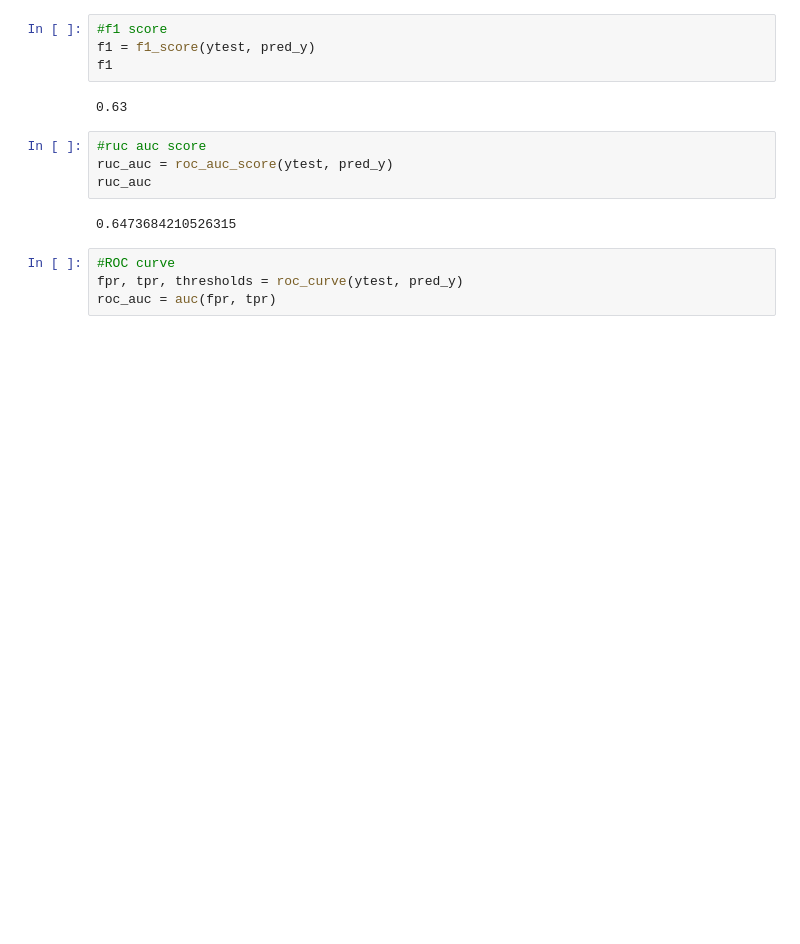
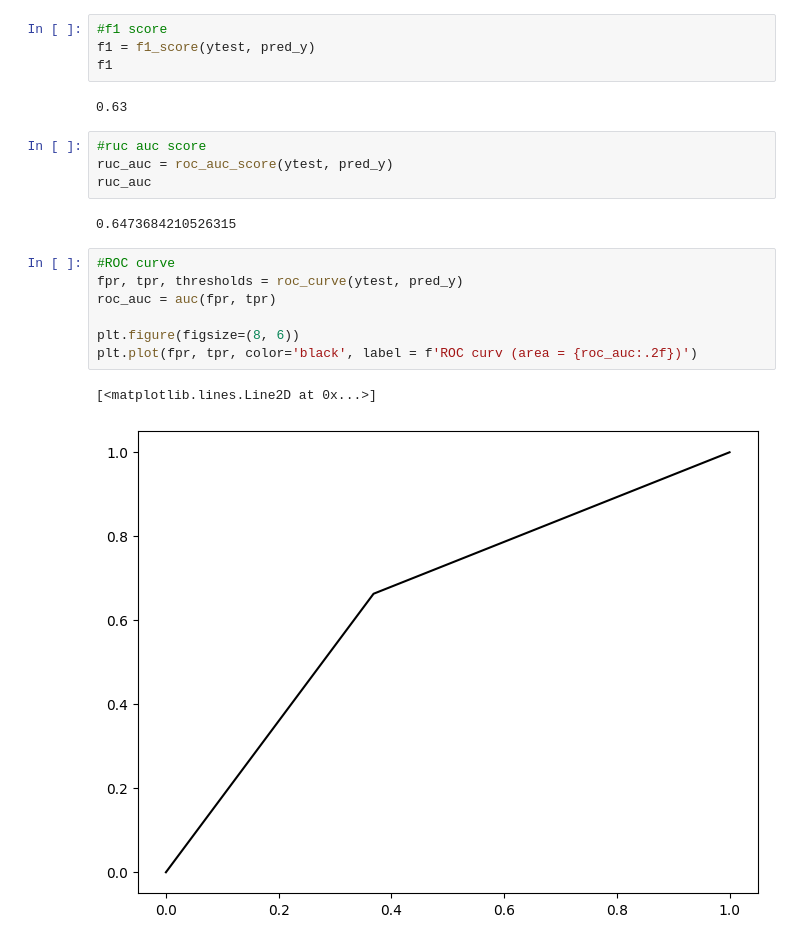
Before and after one commit to Md-Maruf-1727/Machine-Learning-Algorithms, a Jupyter notebook: Decision Tree/Hospital Patient Readmission model/code.ipynb, the cells around one changed output. Cells and saved outputs as stored; diff of their text form; blank space fills up the shorter version.

```diff
--- a/Decision Tree/Hospital Patient Readmission model/code.ipynb
+++ b/Decision Tree/Hospital Patient Readmission model/code.ipynb
@@ -406,4 +406,10 @@ ruc_auc
 # %%
 #ROC curve
 fpr, tpr, thresholds = roc_curve(ytest, pred_y)
 roc_auc = auc(fpr, tpr)
+
+plt.figure(figsize=(8, 6))
+plt.plot(fpr, tpr, color='black', label = f'ROC curv (area = {roc_auc:.2f})')
+# %% [output]
+[<matplotlib.lines.Line2D at 0x...>]
+[figure, added]
```
